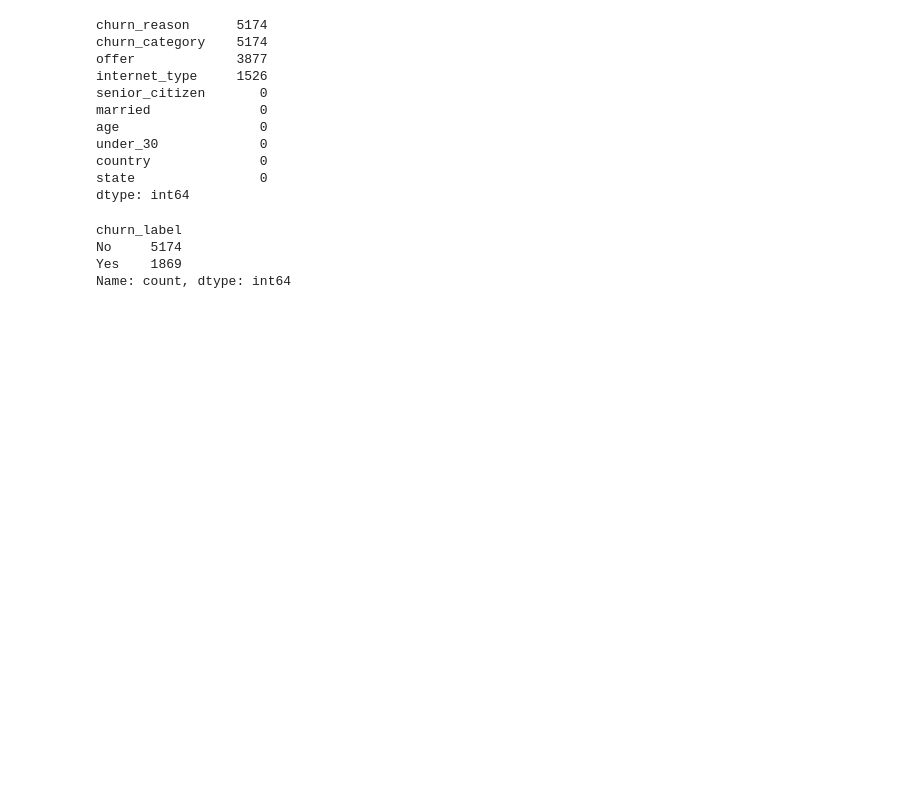
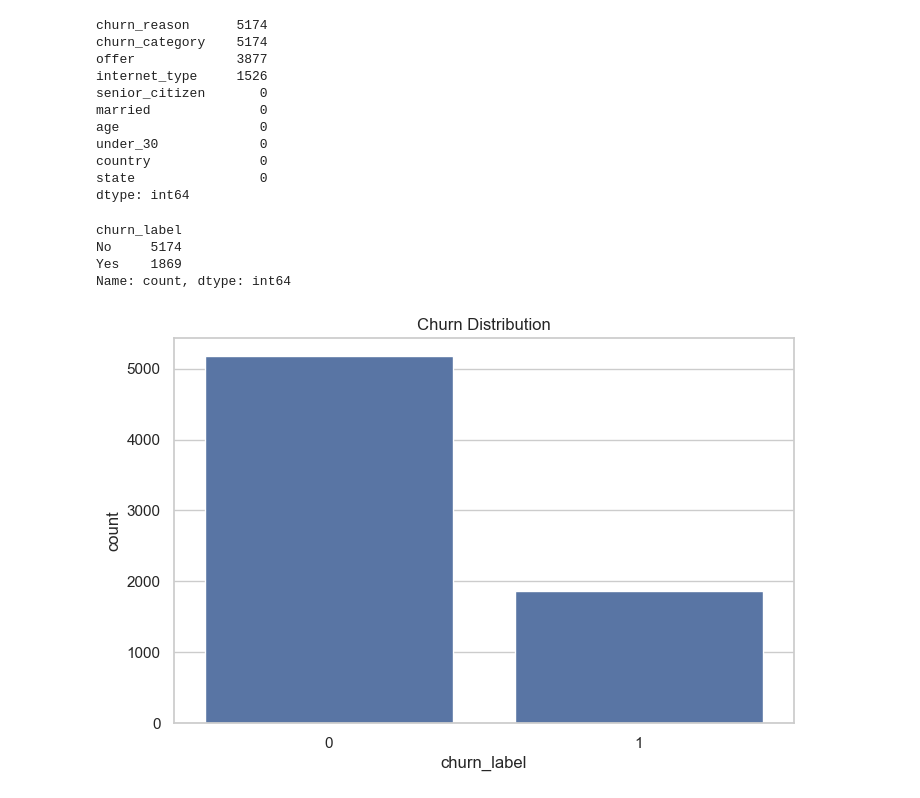
Before and after one commit to UMESH-KALE0777/customer-churn-data-science, a Jupyter notebook: notebooks/01_eda.ipynb, the cells around one changed output. Cells and saved outputs as stored; diff of their text form; code cells hidden in the pictures; blank space fills up the shorter version.

Commit message:
Day 1: Customer Churn EDA and data cleaning

```diff
--- a/notebooks/01_eda.ipynb
+++ b/notebooks/01_eda.ipynb
@@ -108,3 +108,14 @@ churn_label
 No     5174
 Yes    1869
 Name: count, dtype: int64
+# %%
+df["churn_label"] = df["churn_label"].map({"Yes": 1, "No": 0})
+# %%
+import seaborn as sns
+import matplotlib.pyplot as plt
+
+sns.countplot(x="churn_label", data=df)
+plt.title("Churn Distribution")
+plt.show()
+# %% [output]
+[figure, added]
```
Also changed, not shown: parts of 2 cells of this notebook.
